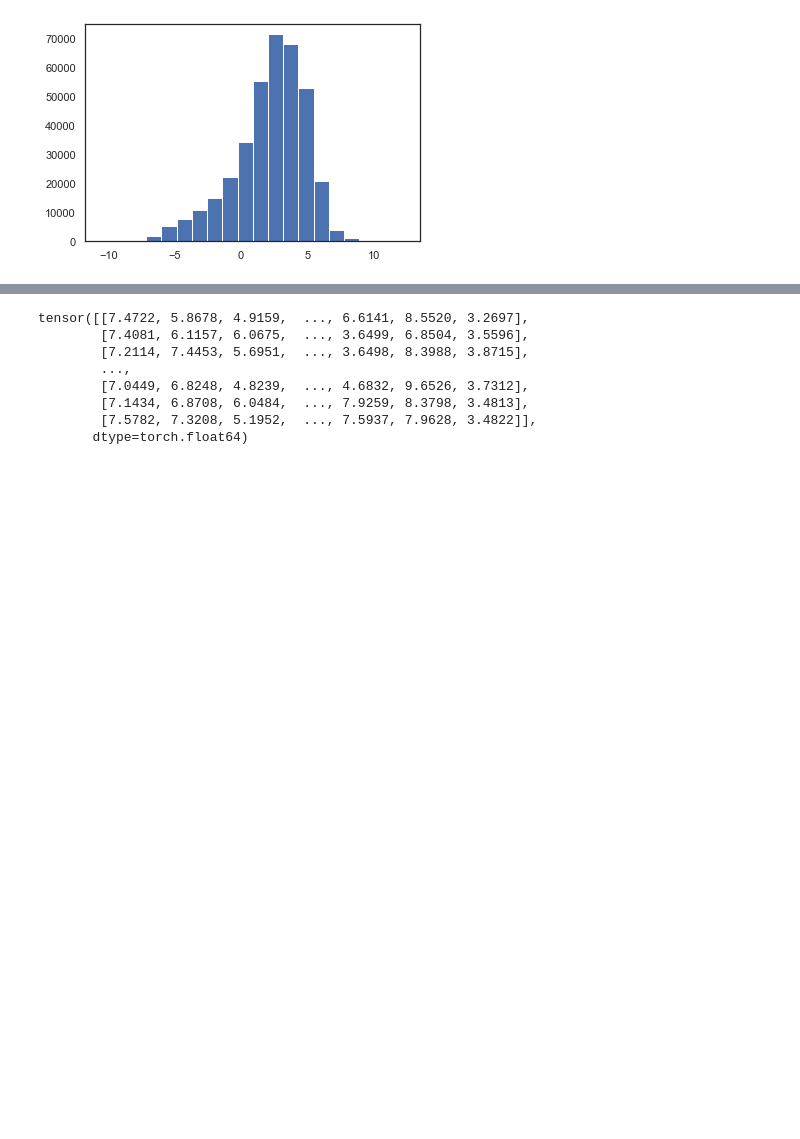
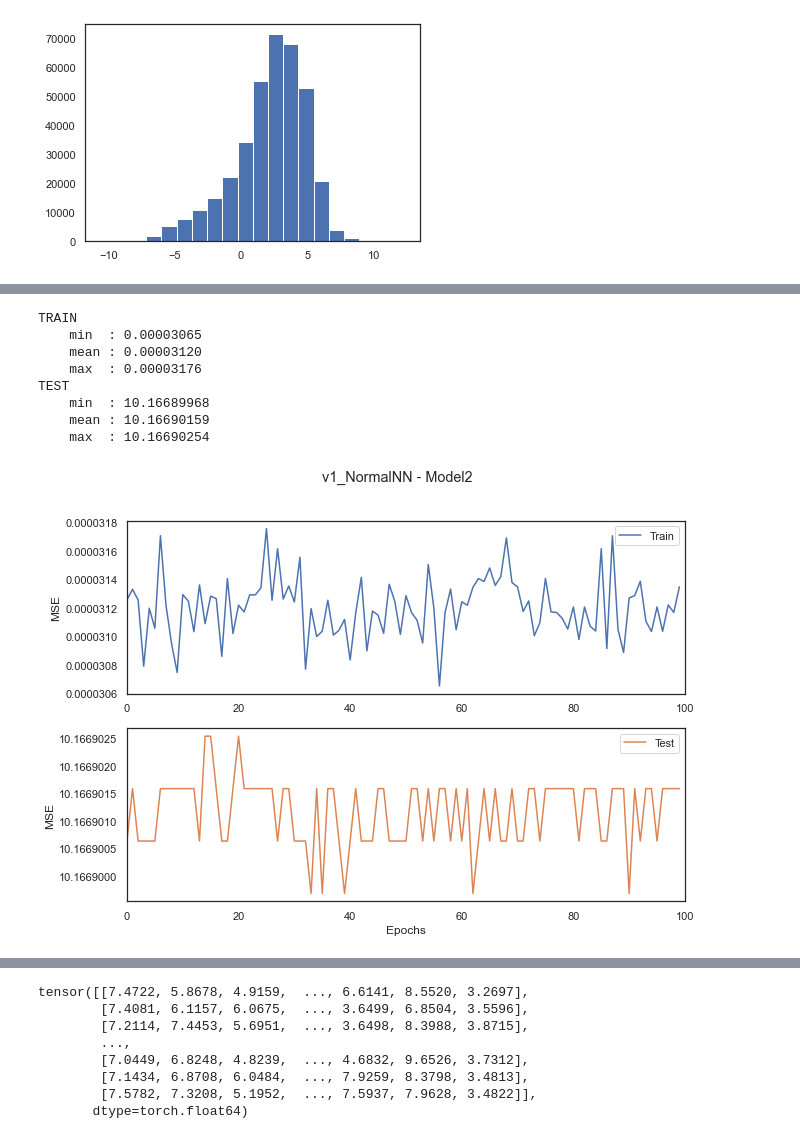
Before and after one commit to PeeteKeesel/gnn-for-drug-response-prediction, a Jupyter notebook: 08_baseline.ipynb, the cells around one changed output, grey strips where cells are left out. Drawn from its saved outputs; the diff is of its cells as text; code cells hidden in the pictures; blank space fills up the shorter version.

Commit message:
tried out different normal NN architectures

```diff
--- a/08_baseline.ipynb
+++ b/08_baseline.ipynb
@@ -42,6 +42,8 @@ The objective of this notebook is to research on how to build a baseline model t
 <p align="center">
     <img src="imgs/GeneralDLModelForDRP.png" alt="drawing" width="400"/>
 </p>
+# %%
+PATH_TO_SAVE_MODELS_TO = '../../datasets/models/'
 # %% [markdown]
 ---
 
@@ -891,7 +962,7 @@ def train_model(model, criterion, optimizer, num_epochs=100):
         # EVALUATE THE MODEL #
         # ------------------ #
         model.eval()
-        mse_test = test_model(model, test_loader)
+        mse_test = test_model(model, test_loader, device)
         print(f"MSE (test) : {mse_test}")
         loss_values_test += [mse_test]
 
@@ -980,0 +1055,10 @@ TEST
+# %%
+torch.save(obj={
+            'epoch': num_epochs,
+            'model_state_dict': model.state_dict(),
+            'optimizer_state_dict': optimizer.state_dict(),
+            'loss_func': loss_func,
+            'loss_values_train': loss_values,
+            'loss_values_test': loss_values_test,
+            },
+            f=PATH_TO_SAVE_MODELS_TO+'simpleNN_extensive.pkl')
@@ -1147,0 +1224,42 @@ TypeError: only integer scalar arrays can be converted to a scalar index
+# %%
+from matplotlib.ticker import FormatStrFormatter
+
+plt.rcParams["figure.figsize"] = (10, 7)
+
+fig, axs = plt.subplots(2)
+fig.suptitle("v1_NormalNN - Model2");
+# Train
+axs[0].plot(loss_values2, linestyle='-', label='Train', color='C0');
+axs[0].legend();
+axs[0].ticklabel_format(style='plain');
+axs[0].set_xlim(0, num_epochs, 1);
+axs[0].set_ylabel("MSE");
+# Test
+axs[1].plot(loss_values_test2, linestyle='-', label='Test', color='C1');
+axs[1].legend();
+# axs[1].ticklabel_format(style='plain');
+axs[1].yaxis.set_major_formatter(FormatStrFormatter('%.7f'))
+axs[1].set_xlim(0, num_epochs, 1);
+axs[1].set_xlabel("Epochs");
+axs[1].set_ylabel("MSE");
+
+print(f"""
+TRAIN
+    min  : {np.min(loss_values2):2.8f}
+    mean : {np.mean(loss_values2):2.8f}
+    max  : {np.max(loss_values2):2.8f}
+TEST
+    min  : {np.min(loss_values_test2):2.8f}
+    mean : {np.mean(loss_values_test2):2.8f}
+    max  : {np.max(loss_values_test2):2.8f}
+""")
+# %% [output]
+TRAIN
+    min  : 0.00003065
+    mean : 0.00003120
+    max  : 0.00003176
+TEST
+    min  : 10.16689968
+    mean : 10.16690159
+    max  : 10.16690254
+[figure, added]
```
Also changed, not shown: parts of 32 cells of this notebook, 4 other files.
